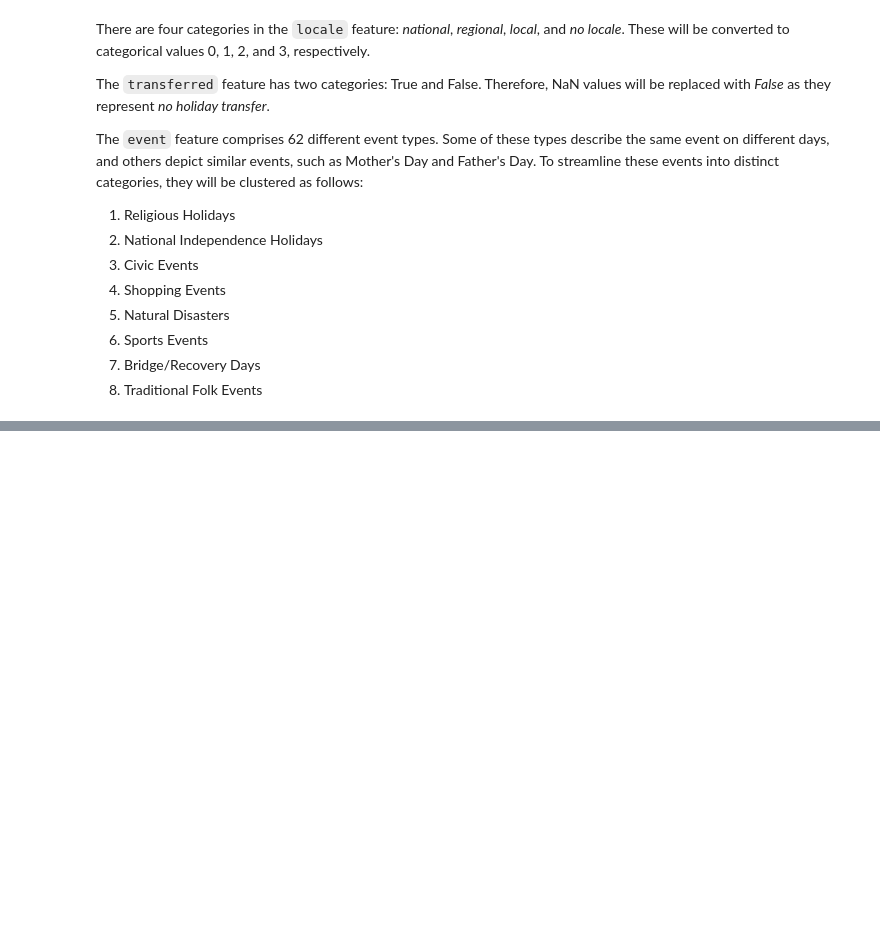
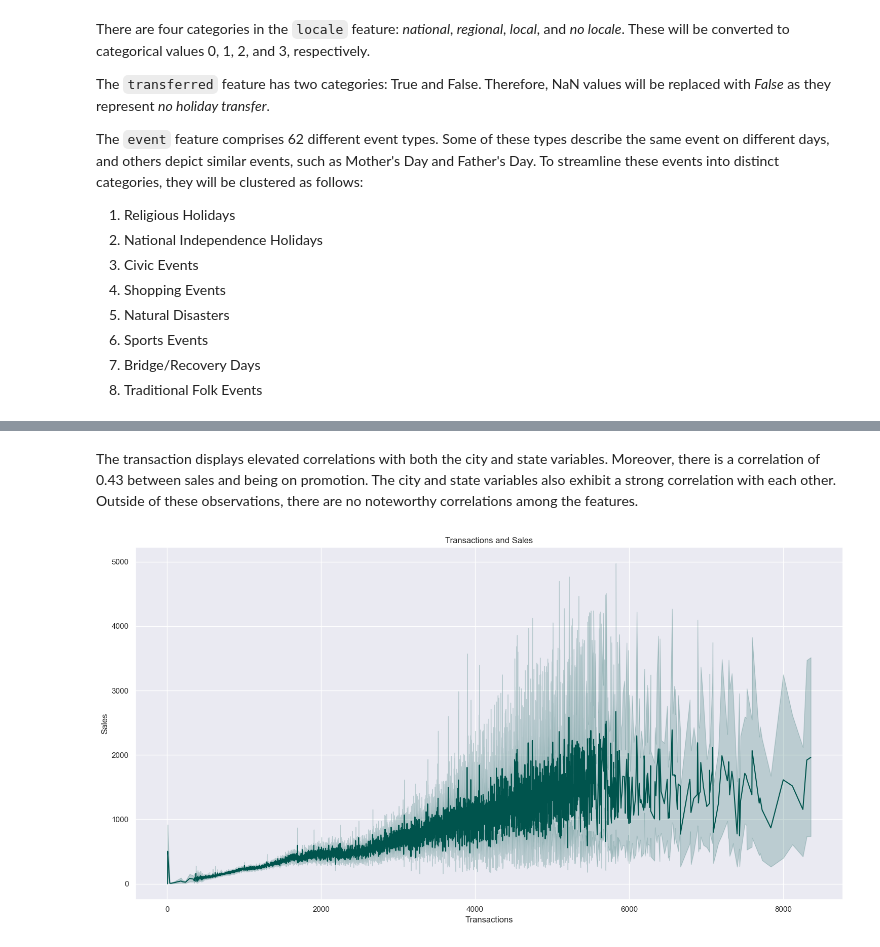
Before and after one commit to melisnv/data-science-projects, a Jupyter notebook: time-series-store-sales/holiday-analysis.ipynb, the cells around one changed output, grey strips where cells are left out. Drawn from its saved outputs; the diff is of its cells as text; code cells hidden in the pictures; blank space fills up the shorter version.

```diff
--- a/time-series-store-sales/holiday-analysis.ipynb
+++ b/time-series-store-sales/holiday-analysis.ipynb
@@ -419,0 +477,11 @@ array(['Salinas', 'Quito', 'Santo Domingo', 'Cayambe', 'Latacunga',
+# %% [markdown]
+The transaction displays elevated correlations with both the city and state variables. Moreover, there is a correlation of 0.43 between sales and being on promotion. The city and state variables also exhibit a strong correlation with each other. Outside of these observations, there are no noteworthy correlations among the features.
+# %%
+plt.figure(figsize = (15,8))
+sns.lineplot(x="transactions", y="sales", data= df_merged, color="#00544d")
+plt.title('Transactions and Sales')
+plt.xlabel('Transactions')
+plt.ylabel('Sales')
+plt.tight_layout()
+# %% [output]
+[figure, added]
```
Also changed, not shown: parts of 8 cells of this notebook.
